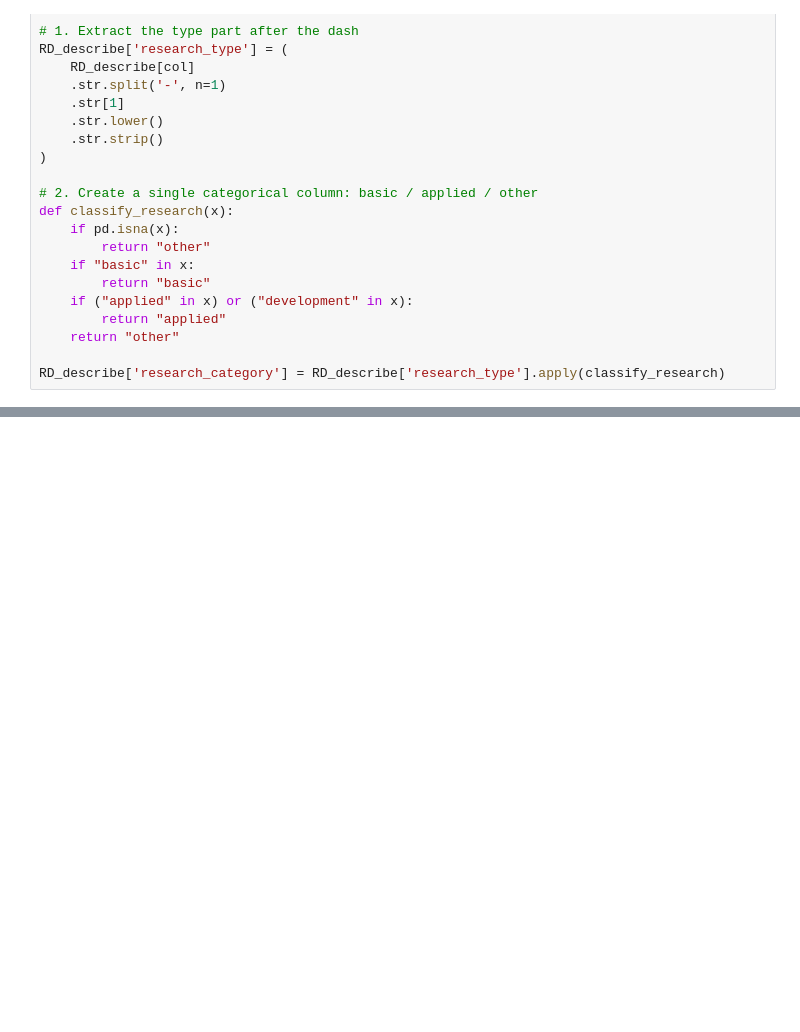
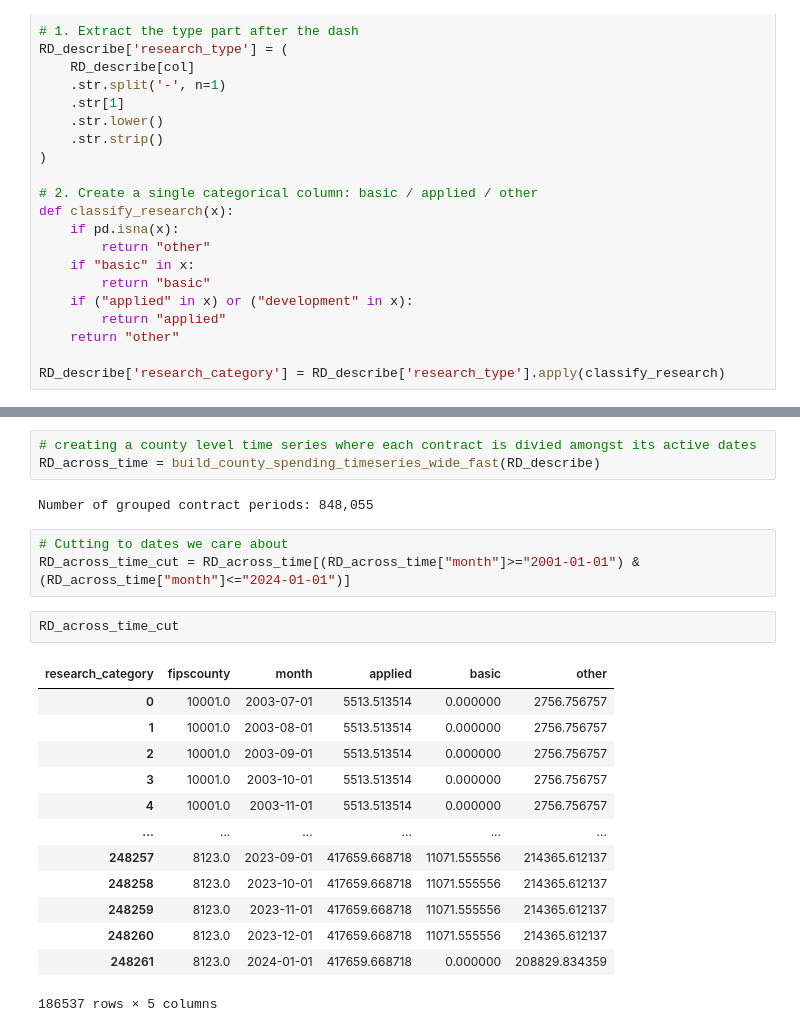
Before and after one commit to Robert-T-Remuszka/GovRnD, a Jupyter notebook: code/contract_data_work.ipynb, the cells around one changed output, grey strips where cells are left out. Drawn from its saved outputs; the diff is of its cells as text; blank space fills up the shorter version.

```diff
--- a/code/contract_data_work.ipynb
+++ b/code/contract_data_work.ipynb
@@ -248,0 +295,24 @@ RD_describe['research_category'] = RD_describe['research_type'].apply(classify_r
+# %%
+# creating a county level time series where each contract is divied amongst its active dates
+RD_across_time = build_county_spending_timeseries_wide_fast(RD_describe)
+# %% [output]
+Number of grouped contract periods: 848,055
+# %%
+# Cutting to dates we care about
+RD_across_time_cut = RD_across_time[(RD_across_time["month"]>="2001-01-01") & (RD_across_time["month"]<="2024-01-01")]
+# %%
+RD_across_time_cut
+# %% [output]
+| research_category | fipscounty | month | applied | basic | other |
+| 0 | 10001.0 | 2003-07-01 | 5513.513514 | 0.000000 | 2756.756757 |
+| 1 | 10001.0 | 2003-08-01 | 5513.513514 | 0.000000 | 2756.756757 |
+| 2 | 10001.0 | 2003-09-01 | 5513.513514 | 0.000000 | 2756.756757 |
+| 3 | 10001.0 | 2003-10-01 | 5513.513514 | 0.000000 | 2756.756757 |
+| 4 | 10001.0 | 2003-11-01 | 5513.513514 | 0.000000 | 2756.756757 |
+| ... | ... | ... | ... | ... | ... |
+| 248257 | 8123.0 | 2023-09-01 | 417659.668718 | 11071.555556 | 214365.612137 |
+| 248258 | 8123.0 | 2023-10-01 | 417659.668718 | 11071.555556 | 214365.612137 |
+| 248259 | 8123.0 | 2023-11-01 | 417659.668718 | 11071.555556 | 214365.612137 |
+| 248260 | 8123.0 | 2023-12-01 | 417659.668718 | 11071.555556 | 214365.612137 |
+| 248261 | 8123.0 | 2024-01-01 | 417659.668718 | 0.000000 | 208829.834359 |
+186537 rows × 5 columns
```
Also changed, not shown: parts of 16 cells of this notebook.
